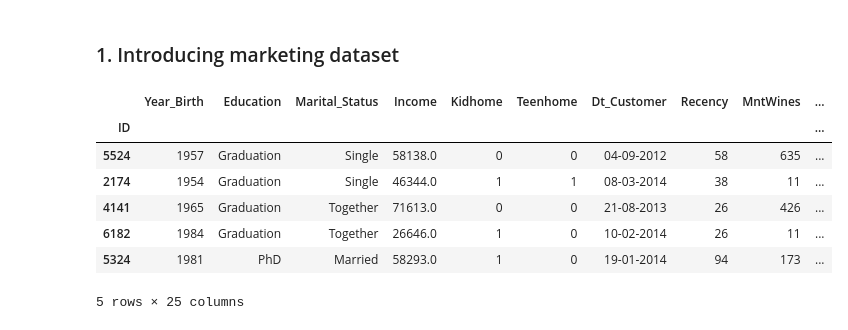
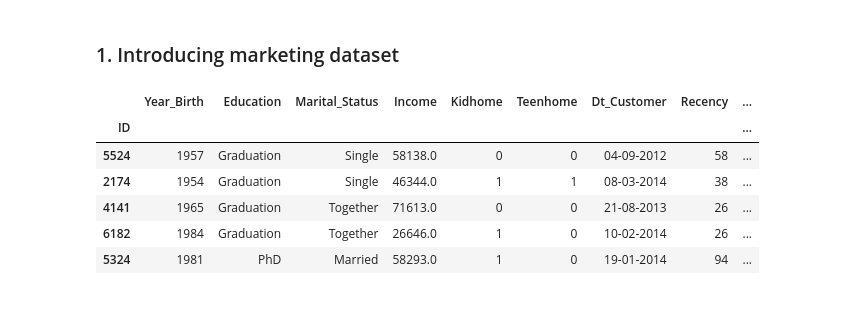
Before and after one commit to GodErlich/TDS-project, a Jupyter notebook: analysis.ipynb, the cells around one changed output. Saved outputs shown, nothing was run; the diff lists cells and outputs as text; code cells hidden in the pictures.

```diff
--- a/analysis.ipynb
+++ b/analysis.ipynb
@@ -23,18 +23,22 @@ warnings.filterwarnings("ignore")
 ### 1. Introducing marketing dataset
 # %%
 dtf = pd.read_csv("./data/marketing_campaign.csv", index_col=0, delimiter='\t')
-cols = ['Year_Birth','Education','Marital_Status','Income',	'Kidhome','Teenhome','Dt_Customer',	'Recency','MntWines','MntFruits','MntMeatProducts','MntFishProducts','MntSweetProducts','MntGoldProds',	'NumDealsPurchases'	,'NumWebPurchases',	'NumCatalogPurchases','NumStorePurchases', 'NumWebVisitsMonth','AcceptedCmp3','AcceptedCmp4','AcceptedCmp5','AcceptedCmp1', 'AcceptedCmp2', 'Complain']
+cols = ['Year_Birth','Education','Marital_Status','Income',	'Kidhome','Teenhome','Dt_Customer',	'Recency', 'TotalMntProducts','NumDealsPurchases'	,'NumWebPurchases',	'NumCatalogPurchases','NumStorePurchases', 'NumWebVisitsMonth','AcceptedCmp3','AcceptedCmp4','AcceptedCmp5','AcceptedCmp1', 'AcceptedCmp2', 'Complain']
+total_products = ['MntWines','MntFruits','MntMeatProducts','MntFishProducts','MntSweetProducts','MntGoldProds']
+# summing the total products:
+dtf['TotalMntProducts'] = dtf[total_products].sum(axis=1)
+# remove total products:
+dtf = dtf.drop(total_products, axis=1)
 dtf = dtf[cols]
 dtf.head()
 # %% [output]
-|  | Year_Birth | Education | Marital_Status | Income | Kidhome | Teenhome | Dt_Customer | Recency | MntWines | ... |
-| ID |  |  |  |  |  |  |  |  |  | ... |
-| 5524 | 1957 | Graduation | Single | 58138.0 | 0 | 0 | 04-09-2012 | 58 | 635 | ... |
-| 2174 | 1954 | Graduation | Single | 46344.0 | 1 | 1 | 08-03-2014 | 38 | 11 | ... |
-| 4141 | 1965 | Graduation | Together | 71613.0 | 0 | 0 | 21-08-2013 | 26 | 426 | ... |
-| 6182 | 1984 | Graduation | Together | 26646.0 | 1 | 0 | 10-02-2014 | 26 | 11 | ... |
-| 5324 | 1981 | PhD | Married | 58293.0 | 1 | 0 | 19-01-2014 | 94 | 173 | ... |
+|  | Year_Birth | Education | Marital_Status | Income | Kidhome | Teenhome | Dt_Customer | Recency | ... |
+| ID |  |  |  |  |  |  |  |  | ... |
+| 5524 | 1957 | Graduation | Single | 58138.0 | 0 | 0 | 04-09-2012 | 58 | ... |
+| 2174 | 1954 | Graduation | Single | 46344.0 | 1 | 1 | 08-03-2014 | 38 | ... |
+| 4141 | 1965 | Graduation | Together | 71613.0 | 0 | 0 | 21-08-2013 | 26 | ... |
+| 6182 | 1984 | Graduation | Together | 26646.0 | 1 | 0 | 10-02-2014 | 26 | ... |
+| 5324 | 1981 | PhD | Married | 58293.0 | 1 | 0 | 19-01-2014 | 94 | ... |
-5 rows × 25 columns
 # %%
 dtf.describe()
 # %% [output]
```
Also changed, not shown: parts of 32 cells of this notebook.
